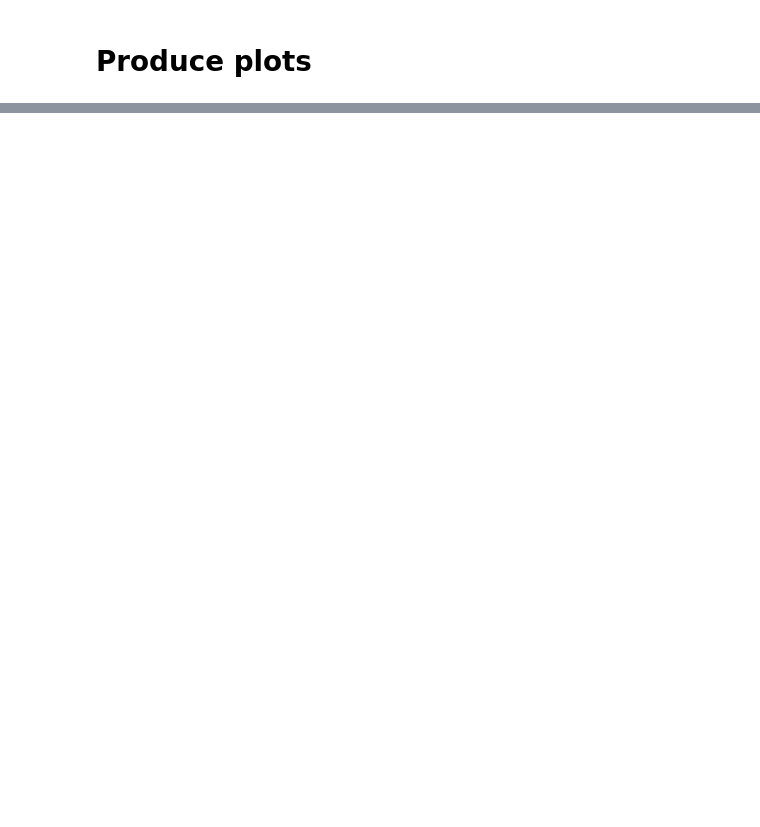
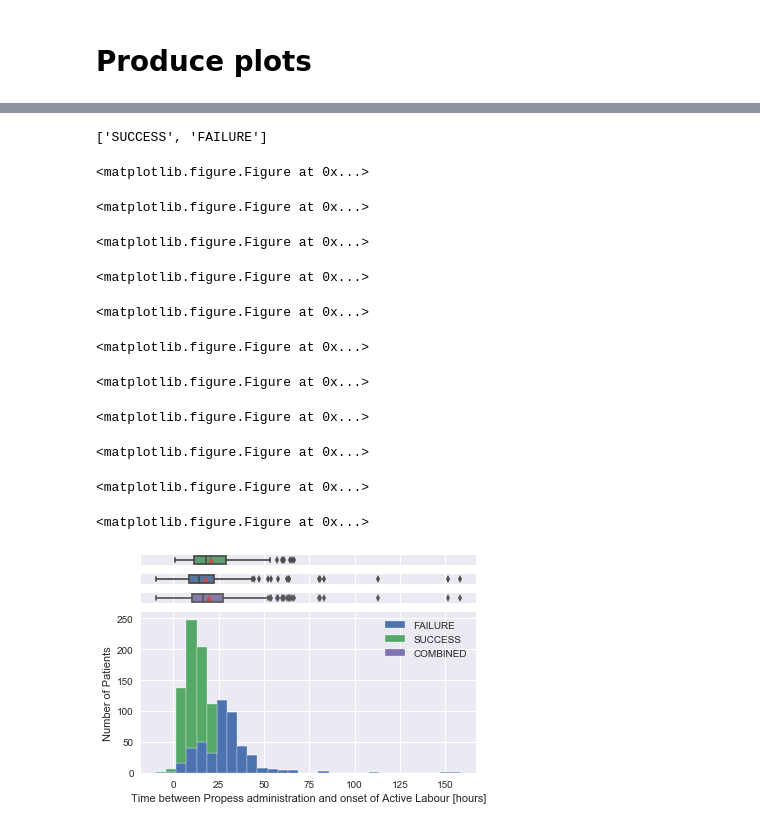
Before and after one commit to jzhao0802/ferring, a Jupyter notebook: 00_raw_data_processing/data_exploration/03_get_info_for_sprint_1.2_gate_1_meeting.ipynb, the cells around one changed output, grey strips where cells are left out. Cells and saved outputs as stored; diff of their text form; code cells hidden in the pictures; blank space fills up the shorter version.

```diff
--- a/00_raw_data_processing/data_exploration/03_get_info_for_sprint_1.2_gate_1_meeting.ipynb
+++ b/00_raw_data_processing/data_exploration/03_get_info_for_sprint_1.2_gate_1_meeting.ipynb
@@ -189,0 +256,2 @@ for col,x_title in plot_cols.items():
+# %%
+grouped_df_dm = df.groupby('label')
@@ -189,0 +277,16 @@ for col,x_title in plot_cols.items():
+# %%
+plot_multi(df, grouped_df_dm, plot_cols, ['SUCCESS', 'FAILURE'], [1, 0], 'label', suffix='_outcome')
+# %% [output]
+['SUCCESS', 'FAILURE']
+<matplotlib.figure.Figure at 0x...>
+<matplotlib.figure.Figure at 0x...>
+<matplotlib.figure.Figure at 0x...>
+<matplotlib.figure.Figure at 0x...>
+<matplotlib.figure.Figure at 0x...>
+<matplotlib.figure.Figure at 0x...>
+<matplotlib.figure.Figure at 0x...>
+<matplotlib.figure.Figure at 0x...>
+<matplotlib.figure.Figure at 0x...>
+<matplotlib.figure.Figure at 0x...>
+<matplotlib.figure.Figure at 0x...>
+[figure, added]
```
Also changed, not shown: parts of 25 cells of this notebook, 2 other files.
